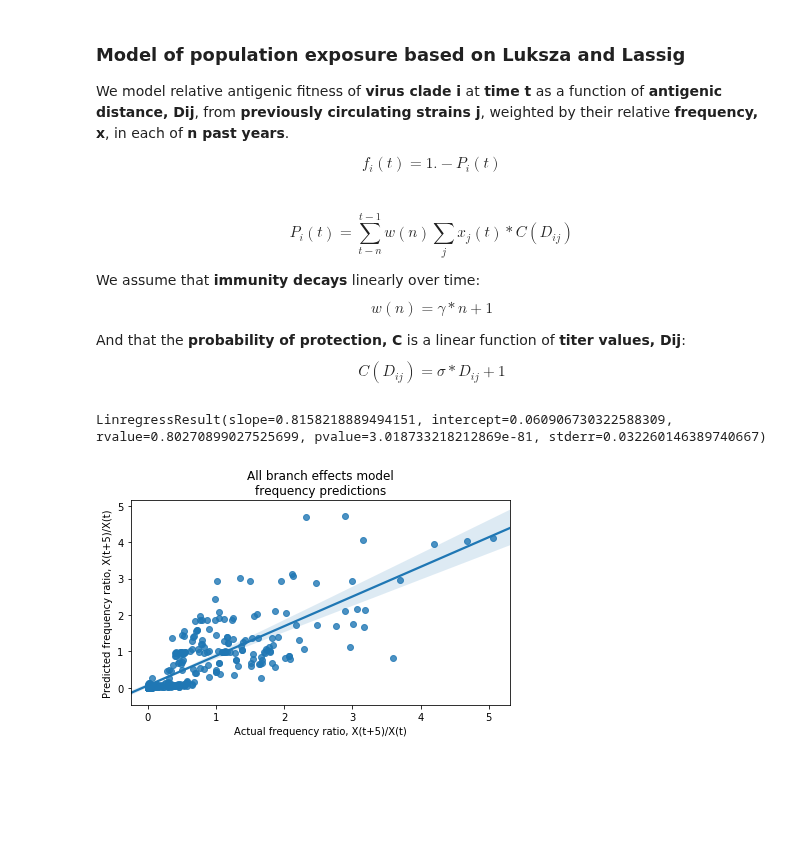
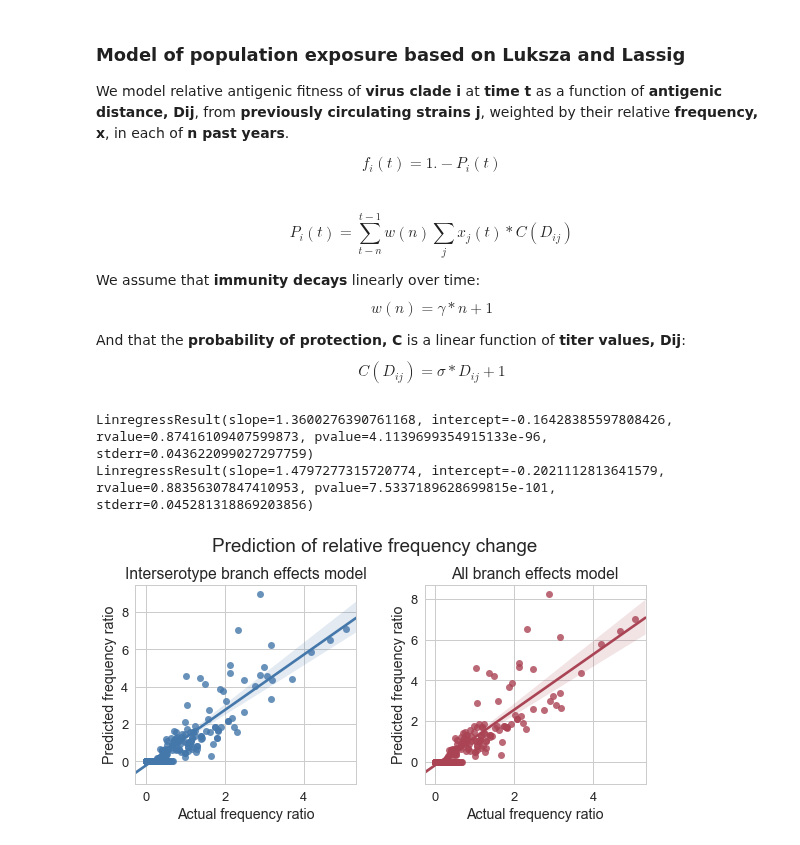
Before and after one commit to blab/dengue-antigenic-dynamics, a Jupyter notebook: scripts/frequencies/population-immunity/modularized-clade-exposure.ipynb, the cells around one changed output. Cells and saved outputs as stored; diff of their text form; code cells hidden in the pictures; blank space fills up the shorter version.

Commit message:
Fix predict_frequencies function (don't detour into log space, duh, thanks trevor :D )

```diff
--- a/scripts/frequencies/population-immunity/modularized-clade-exposure.ipynb
+++ b/scripts/frequencies/population-immunity/modularized-clade-exposure.ipynb
@@ -240,8 +240,8 @@ def predict_frequencies(population_exposure, frequencies, years_forward):
     f = 1. - population_exposure # fitness = 1. - proportion of the population protected
     shared_columns = f.columns.values # clades that we've calculated fitness for
     initial_frequencies = frequencies[shared_columns] # frequency in each starting year
-    predicted_delta_frequencies = f.applymap(lambda x: np.log(x+years_forward)) # df = e^(Pi + dt), applied element-wise
-    raw_predicted_frequencies = initial_frequencies.add(predicted_delta_frequencies, fill_value=0.) # f = f0 + df
+    growth = f.applymap(lambda x: np.exp(x*years_forward)) # df = e^(Pi + dt), applied element-wise
+    raw_predicted_frequencies = initial_frequencies.multiply(growth, fill_value=0.) # f = f0 + df
     sum_predicted_frequencies = raw_predicted_frequencies.sum(axis=1) # sum of all predicted frequencies at each time point
 
     predicted_frequencies = raw_predicted_frequencies.divide(sum_predicted_frequencies, axis='index') # norm each row to sum to 1
@@ -279,7 +279,7 @@ jitter_test_predicted_frequency_ratio = get_frequency_ratio(pivots, pivots_forwa
 shared_columns = clade_predicted_frequency_ratio.columns.values
 actual_frequency_ratio = actual_frequency_ratio[shared_columns]
 # %%
-def compare_predictions(actual, predicted, loglog = True, title=None, years_forward=years_forward):
+def compare_predictions(actual, predicted, loglog = True, title=None, color = None, years_forward=years_forward):
     ''' Plot predicted vs. actual frequency change '''
     # check the data is organized the same way before flattening values to an array
     assert actual.columns.values.tolist() == predicted.columns.values.tolist()
@@ -299,17 +299,34 @@ def compare_predictions(actual, predicted, loglog = True, title=None, years_forw
     fit = stats.linregress(actual, predicted)
     print fit
 
-    sns.regplot(actual, predicted)
-    plt.xlabel('Actual frequency ratio, X(t+%d)/X(t)'%years_forward)
-    plt.ylabel('Predicted frequency ratio, X(t+%d)/X(t)'%years_forward)
+    ax=sns.regplot(actual, predicted, color=color)
+    ax.set_xlabel('Actual frequency ratio')#, X(t+%d)/X(t)'%years_forward)
+    ax.set_ylabel('Predicted frequency ratio')#, X(t+%d)/X(t)'%years_forward)
     if title:
-        plt.title(title)
-    plt.tight_layout()
-    plt.show()
+        ax.set_title(title)
+#     plt.tight_layout()
+#     plt.savefig('../../../slides/epidemics2017/figures/png/frequency_predictions_allEffects.png', dpi=400, bbox_inches='tight')
+#     plt.show()
+# %%
+sns.set(style='whitegrid', font_scale=1.3)
+fig, axes = plt.subplots(1,2, figsize=(8,4))
+
+plt.sca(axes[1])
+compare_predictions(actual_frequency_ratio, clade_predicted_frequency_ratio,
+                    loglog=False, title="All branch effects model", color = '#AA4455')
+plt.sca(axes[0])
+compare_predictions(actual_frequency_ratio, intersero_predicted_frequency_ratio,
+                   loglog=False, title="Interserotype branch effects model", color = '#4477AA')
+
+plt.suptitle('Prediction of relative frequency change', va='bottom')
+plt.tight_layout()
+plt.savefig('../../../slides/epidemics2017/figures/png/frequency_predictions.png', dpi=400, bbox_inches='tight')
+plt.show()
+# %% [output]
+LinregressResult(slope=1.3600276390761168, intercept=-0.16428385597808426, rvalue=0.87416109407599873, pvalue=4.1139699354915133e-96, stderr=0.043622099027297759)
+LinregressResult(slope=1.4797277315720774, intercept=-0.2021112813641579, rvalue=0.88356307847410953, pvalue=7.5337189628699815e-101, stderr=0.045281318869203856)
+[figure, added]
 # %%
-compare_predictions(actual_frequency_ratio, clade_predicted_frequency_ratio, loglog=False, title='All branch effects model\nfrequency predictions')
+compare_predictions(actual_frequency_ratio, clade_predicted_frequency_ratio, loglog=False)
-# %% [output]
-LinregressResult(slope=0.8158218889494151, intercept=0.060906730322588309, rvalue=0.80270899027525699, pvalue=3.018733218212869e-81, stderr=0.032260146389740667)
-[figure, removed]
 # %%
 compare_predictions(actual_frequency_ratio, intersero_predicted_frequency_ratio, loglog=False, title='Interserotype branch effects model\nfrequency predictions')
```
Also changed, not shown: parts of 7 cells of this notebook.
